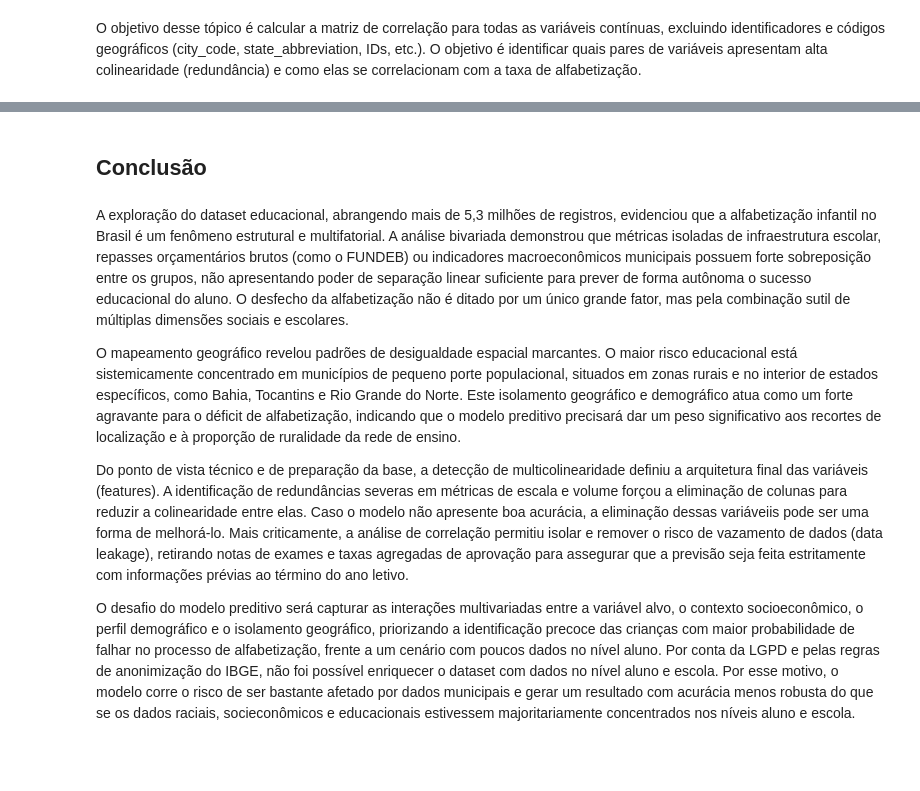
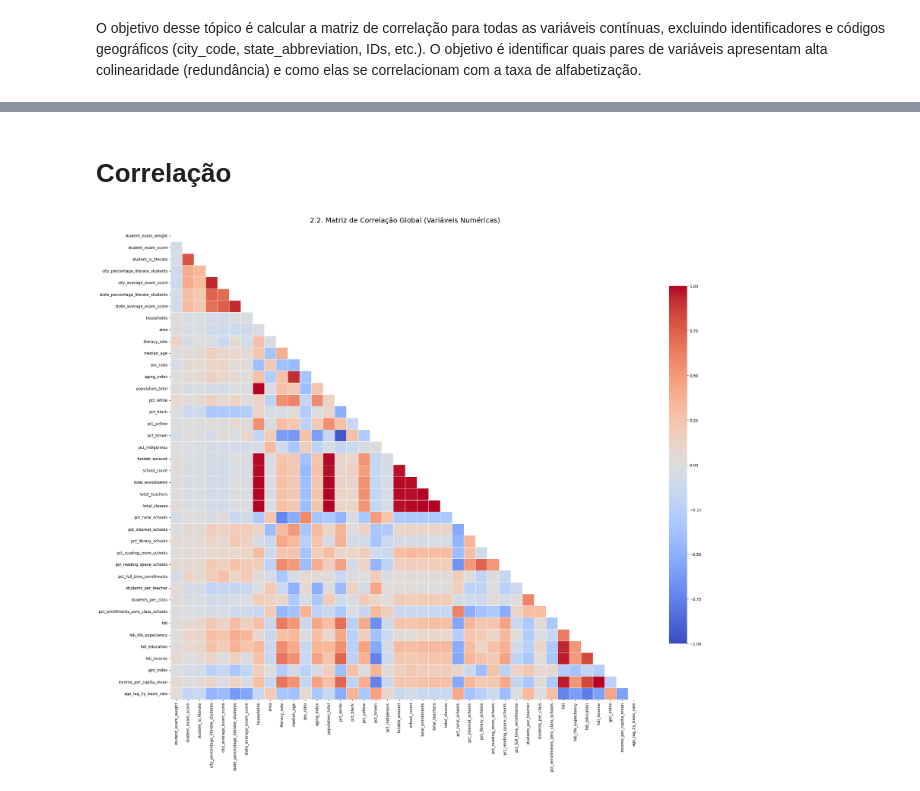
Before and after one commit to 1IAST-G29/tech-challenge-fase3, a Jupyter notebook: notebooks/eda.ipynb, the cells around one changed output, grey strips where cells are left out. Cells and saved outputs as stored; diff of their text form; code cells hidden in the pictures; blank space fills up the shorter version.

```diff
--- a/src/data/notebooks/eda.ipynb
+++ b/notebooks/eda.ipynb
@@ -544,10 +539,42 @@ As médias agregadas de alfabetização e notas de exames nos níveis municipal
-# %% [markdown]
-## Conclusão
-# %% [markdown]
-A exploração do dataset educacional, abrangendo mais de 5,3 milhões de registros, evidenciou que a alfabetização infantil no Brasil é um fenômeno estrutural e multifatorial. A análise bivariada demonstrou que métricas isoladas de infraestrutura escolar, repasses orçamentários brutos (como o FUNDEB) ou indicadores macroeconômicos municipais possuem forte sobreposição entre os grupos, não apresentando poder de separação linear suficiente para prever de forma autônoma o sucesso educacional do aluno. O desfecho da alfabetização não é ditado por um único grande fator, mas pela combinação sutil de múltiplas dimensões sociais e escolares.
-
-O mapeamento geográfico revelou padrões de desigualdade espacial marcantes. O maior risco educacional está sistemicamente concentrado em municípios de pequeno porte populacional, situados em zonas rurais e no interior de estados específicos, como Bahia, Tocantins e Rio Grande do Norte. Este isolamento geográfico e demográfico atua como um forte agravante para o déficit de alfabetização, indicando que o modelo preditivo precisará dar um peso significativo aos recortes de localização e à proporção de ruralidade da rede de ensino.
-
-Do ponto de vista técnico e de preparação da base, a detecção de multicolinearidade definiu a arquitetura final das variáveis (features). A identificação de redundâncias severas em métricas de escala e volume forçou a eliminação de colunas para reduzir a colinearidade entre elas. Caso o modelo não apresente boa acurácia, a eliminação dessas variáveiis pode ser uma forma de melhorá-lo. Mais criticamente, a análise de correlação permitiu isolar e remover o risco de vazamento de dados (data leakage), retirando notas de exames e taxas agregadas de aprovação para assegurar que a previsão seja feita estritamente com informações prévias ao término do ano letivo.
-
-O desafio do modelo preditivo será capturar as interações multivariadas entre a variável alvo, o contexto socioeconômico, o perfil demográfico e o isolamento geográfico, priorizando a identificação precoce das crianças com maior probabilidade de falhar no processo de alfabetização, frente a um cenário com poucos dados no nível aluno. Por conta da LGPD e pelas regras de anonimização do IBGE, não foi possível enriquecer o dataset com dados no nível aluno e escola. Por esse motivo, o modelo corre o risco de ser bastante afetado por dados municipais e gerar um resultado com acurácia menos robusta do que se os dados raciais, socieconômicos e educacionais estivessem majoritariamente concentrados nos níveis aluno e escola.
+# %% [markdown]
+# Correlação
+# %%
+import numpy as np
+
+# 1. Selecionar estritamente variáveis numéricas
+df_numerico = df_EDA.select_dtypes(include=[np.number])
+
+# 2. Definir IDs e códigos estruturais a serem removidos
+colunas_remover = ['year', 'state_code', 'city_code', 'education_network_type']
+
+# Filtro de segurança: manter na lista de exclusão apenas o que existir no df_numerico
+colunas_remover = [col for col in colunas_remover if col in df_numerico.columns]
+
+# Criar DataFrame exclusivo para a correlação
+df_correlacao = df_numerico.drop(columns=colunas_remover)
+
+# 3. Calcular a Matriz de Correlação de Pearson
+matriz_corr = df_correlacao.corr()
+
+# 4. Plotagem do Heatmap
+# Máscara para esconder o triângulo superior (espelhado) e focar nos dados úteis
+mask = np.triu(np.ones_like(matriz_corr, dtype=bool))
+
+plt.figure(figsize=(24, 20)) # Tamanho expandido devido ao alto número de features
+sns.heatmap(
+    matriz_corr,
+    mask=mask,
+    cmap='coolwarm',
+    vmax=1.0, vmin=-1.0,
+    center=0,
+    square=True,
+    linewidths=.5,
+    cbar_kws={"shrink": .75}
+    # annot=True foi omitido intencionalmente: com ~40 variáveis, os números ficariam ilegíveis
+)
+
+plt.title('2.2. Matriz de Correlação Global (Variáveis Numéricas)', fontsize=18, pad=20)
+plt.tight_layout()
+plt.show()
+# %% [output]
+[figure, added]
```
Also changed, not shown: parts of 6 cells of this notebook, 51 other files.
